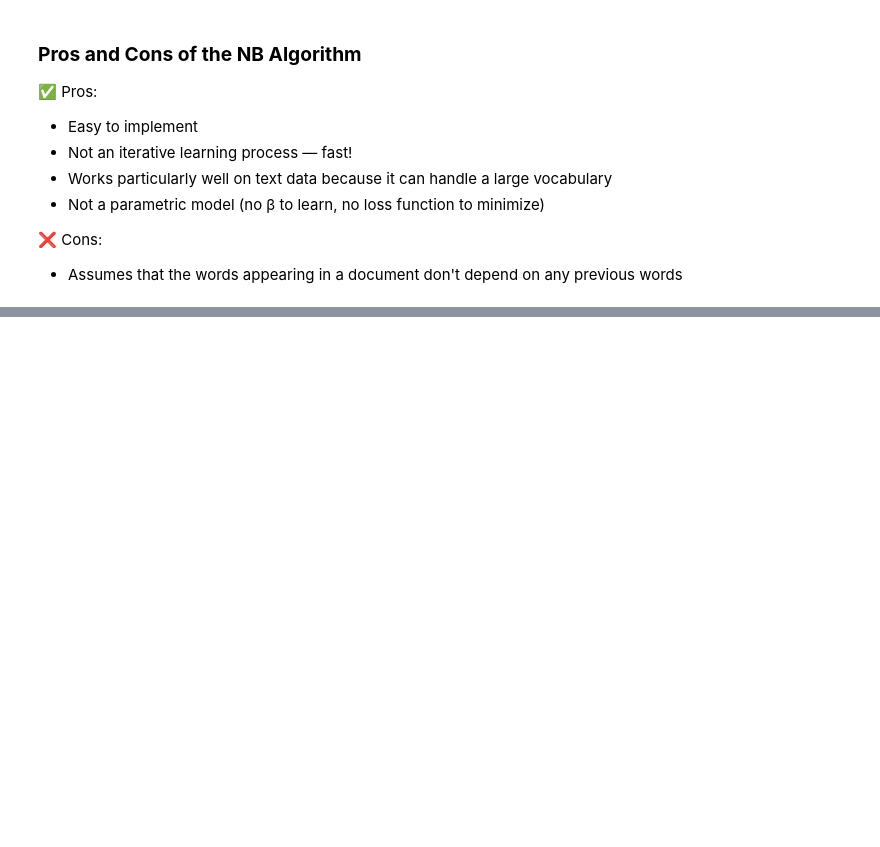
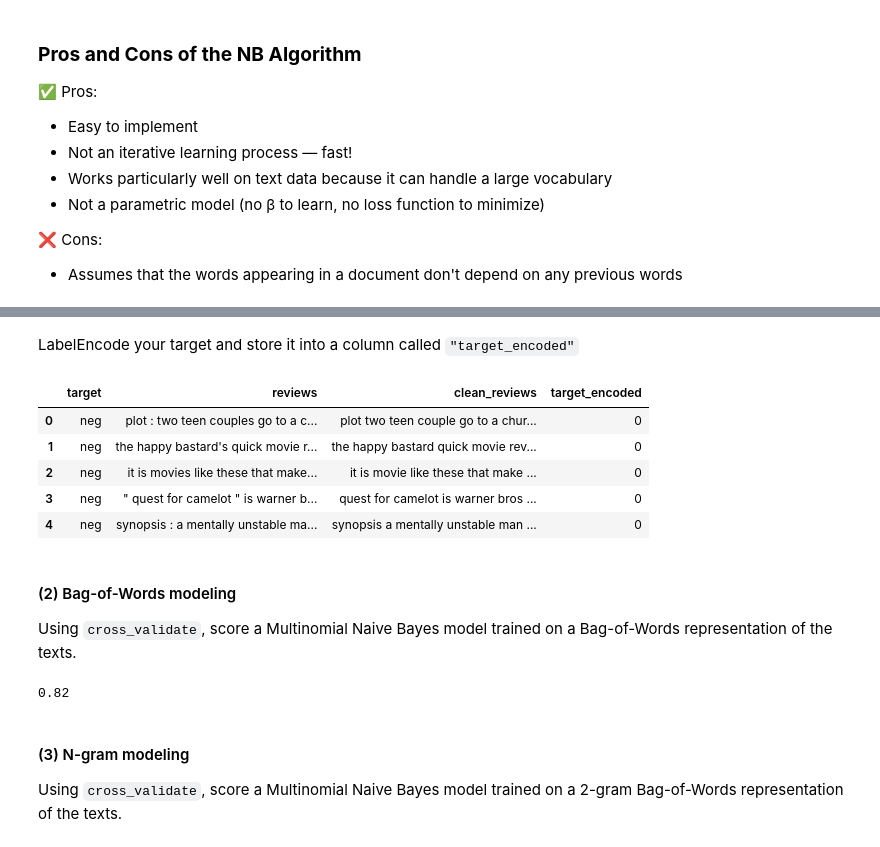
Before and after one commit to jalwalb2765/python_resources, a Jupyter notebook: 10_nlp.ipynb, the cells around one changed output, grey strips where cells are left out. Saved outputs shown, nothing was run; the diff lists cells and outputs as text; code cells hidden in the pictures; blank space fills up the shorter version.

```diff
--- a/10_nlp.ipynb
+++ b/10_nlp.ipynb
@@ -872,0 +1434,34 @@ and when multiplying these probabilities, you will have a null probability!
+# %%
+import string
+from nltk import word_tokenize
+from nltk.stem import WordNetLemmatizer
+
+def preprocessing(sentence):
+
+    # Removing whitespaces
+    sentence = sentence.strip()
+
+    # Lowercasing
+    sentence = sentence.lower()
+
+    # Removing numbers
+    sentence = ''.join(char for char in sentence if not char.isdigit())
+
+    # Removing punctuation
+    for punctuation in string.punctuation:
+        sentence = sentence.replace(punctuation, '')
+
+    # Tokenizing
+    tokenized = word_tokenize(sentence)
+
+    # Lemmatizing
+    lemmatizer = WordNetLemmatizer()
+    lemmatized = [lemmatizer.lemmatize(word) for word in tokenized]
+    cleaned_sentence = " ".join(lemmatized)
+
+    return cleaned_sentence
+# %%
+# Clean reviews
+
+data['clean_reviews'] = data.reviews.apply(preprocessing)
+data.head()
@@ -872,0 +1475,43 @@ and when multiplying these probabilities, you will have a null probability!
+# %% [markdown]
+LabelEncode your target and store it into a column called `"target_encoded"`
+# %%
+from sklearn import preprocessing
+
+le = preprocessing.LabelEncoder()
+data["target_encoded"] =  le.fit_transform(data.target)
+
+# Quick check
+data.head()
+# %% [output]
+|  | target | reviews | clean_reviews | target_encoded |
+| 0 | neg | plot : two teen couples go to a c... | plot two teen couple go to a chur... | 0 |
+| 1 | neg | the happy bastard's quick movie r... | the happy bastard quick movie rev... | 0 |
+| 2 | neg | it is movies like these that make... | it is movie like these that make ... | 0 |
+| 3 | neg | " quest for camelot " is warner b... | quest for camelot is warner bros ... | 0 |
+| 4 | neg | synopsis : a mentally unstable ma... | synopsis a mentally unstable man ... | 0 |
+# %% [markdown]
+#### (2) Bag-of-Words modeling
+
+Using `cross_validate`, score a Multinomial Naive Bayes model trained on a Bag-of-Words representation of the texts.
+# %%
+from sklearn.feature_extraction.text import CountVectorizer
+from sklearn.naive_bayes import MultinomialNB
+from sklearn.model_selection import cross_validate
+
+vectorizer = CountVectorizer()
+naivebayes = MultinomialNB()
+
+X_bow = vectorizer.fit_transform(data.clean_reviews)
+
+cv_nb = cross_validate(naivebayes,
+                       X_bow,
+                       data.target_encoded,
+                       scoring = "accuracy")
+
+round(cv_nb['test_score'].mean(),2)
+# %% [output]
+0.82
+# %% [markdown]
+#### (3) N-gram modeling
+
+Using `cross_validate`, score a Multinomial Naive Bayes model trained on a 2-gram Bag-of-Words representation of the texts.
```
Also changed, not shown: parts of 81 cells of this notebook, 3 other files.
